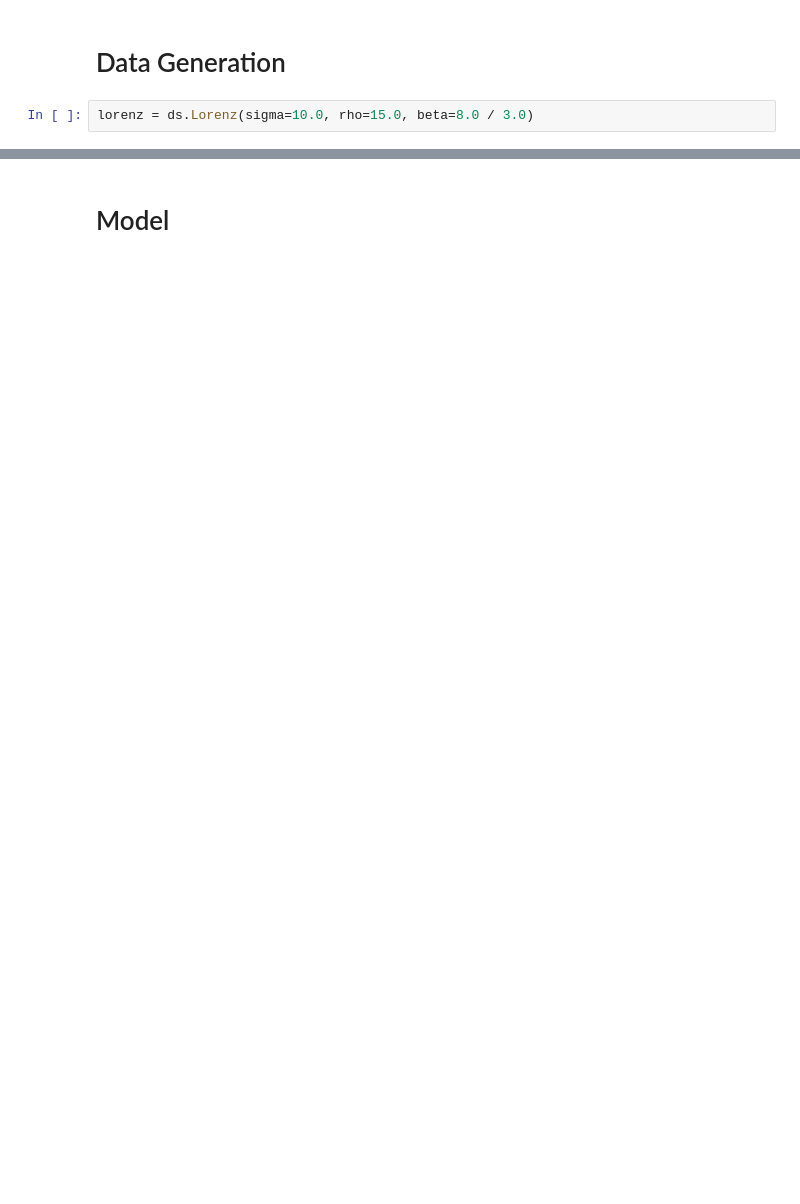
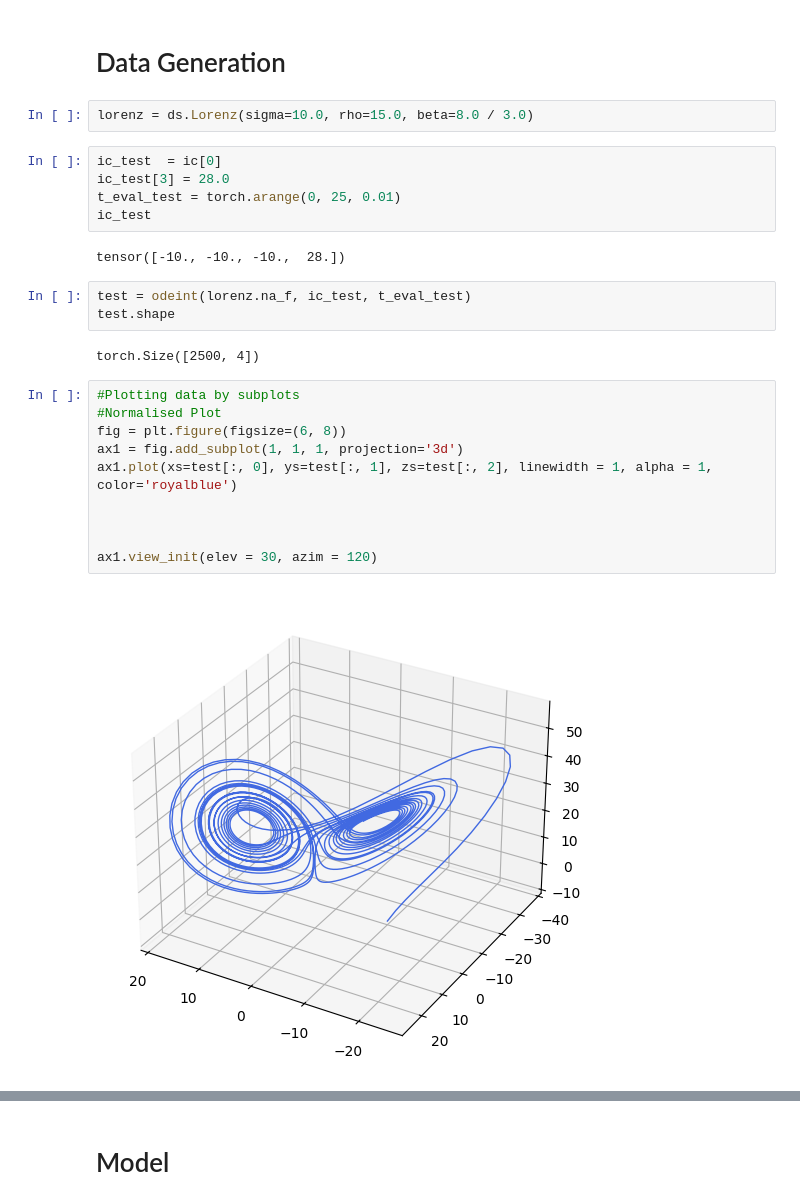
Before and after one commit to JPROSS18/JackRoss-PhD-Notes, a Jupyter notebook: NODE_with_bifurcation_parameter/NODE_v1_bif_lorenz.ipynb, the cells around one changed output, grey strips where cells are left out. Cells and saved outputs as stored; diff of their text form; blank space fills up the shorter version.

```diff
--- a/NODE_with_bifurcation_parameter/NODE_v1_bif_lorenz.ipynb
+++ b/NODE_with_bifurcation_parameter/NODE_v1_bif_lorenz.ipynb
@@ -33,5 +33,29 @@ import models.DynamicalSystems as ds
 # Data Generation
 # %%
 lorenz = ds.Lorenz(sigma=10.0, rho=15.0, beta=8.0 / 3.0)
+# %%
+ic_test  = ic[0]
+ic_test[3] = 28.0
+t_eval_test = torch.arange(0, 25, 0.01)
+ic_test
+# %% [output]
+tensor([-10., -10., -10.,  28.])
+# %%
+test = odeint(lorenz.na_f, ic_test, t_eval_test)
+test.shape
+# %% [output]
+torch.Size([2500, 4])
+# %%
+#Plotting data by subplots
+#Normalised Plot
+fig = plt.figure(figsize=(6, 8))
+ax1 = fig.add_subplot(1, 1, 1, projection='3d')
+ax1.plot(xs=test[:, 0], ys=test[:, 1], zs=test[:, 2], linewidth = 1, alpha = 1, color='royalblue')
+
+
+
+ax1.view_init(elev = 30, azim = 120)
+# %% [output]
+[figure, added]
 # %%
 a = torch.linspace(-10, 10, 5)
```
Also changed, not shown: parts of 34 cells of this notebook.
